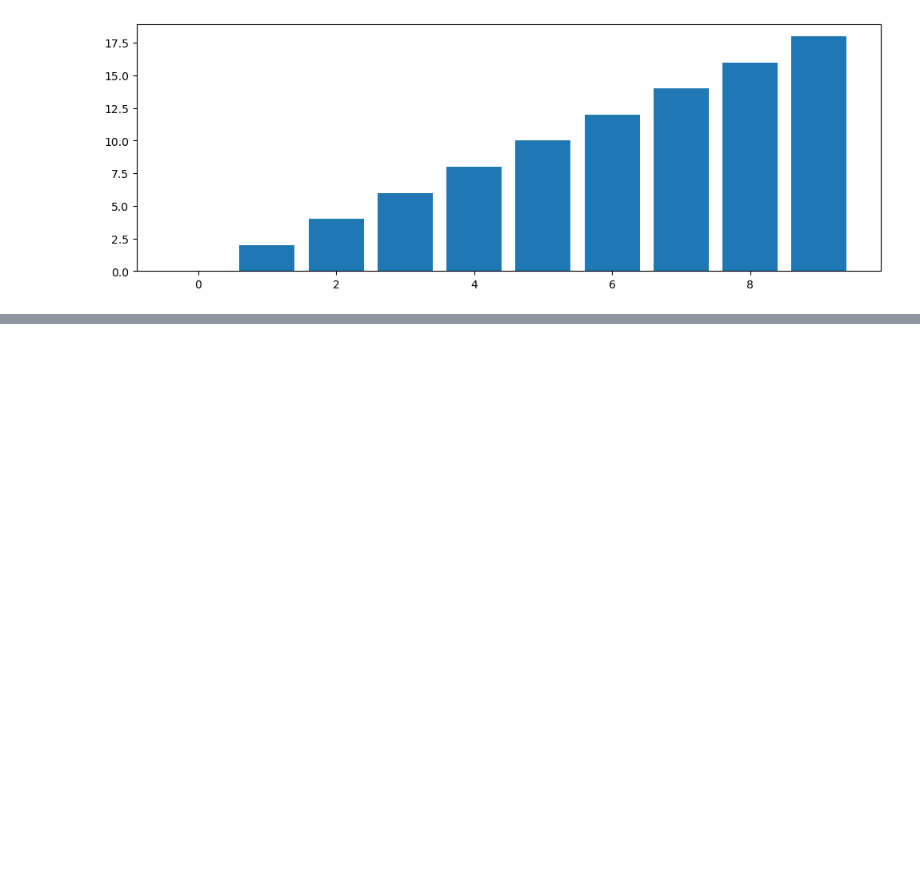
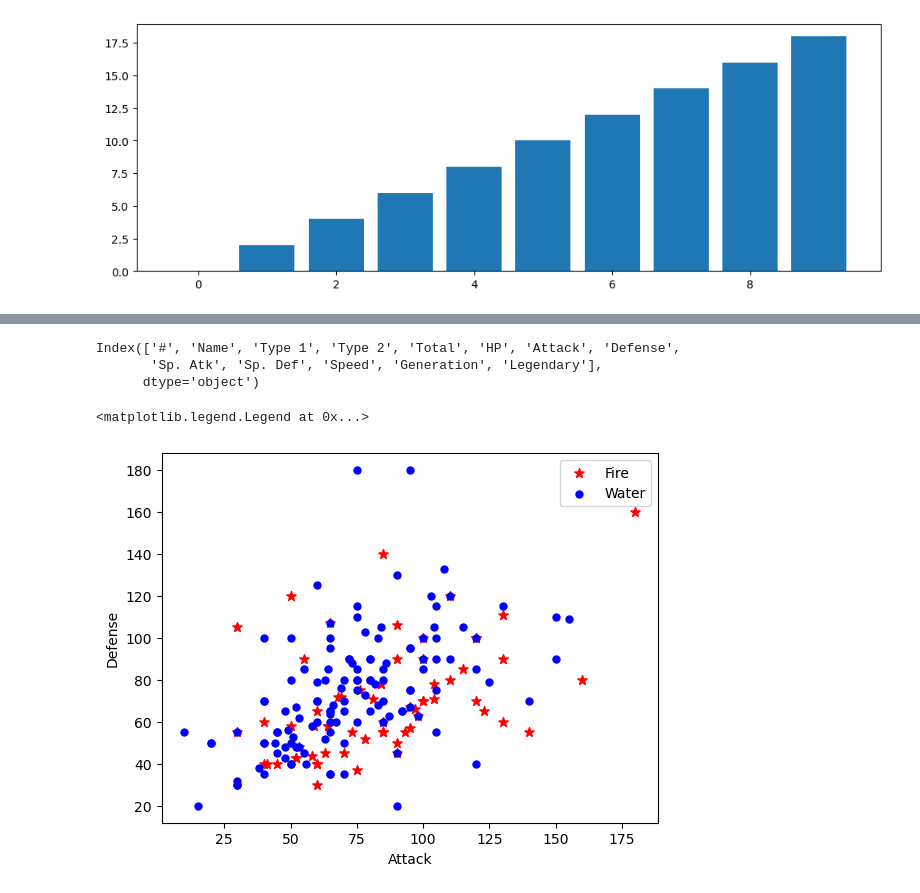
Before and after one commit to namsuhyeong/pandas, a Jupyter notebook: pandas_판다스_matplotlib_시각화.ipynb, the cells around one changed output, grey strips where cells are left out. Saved outputs shown, nothing was run; the diff lists cells and outputs as text; code cells hidden in the pictures; blank space fills up the shorter version.

```diff
--- a/pandas_판다스_matplotlib_시각화.ipynb
+++ b/pandas_판다스_matplotlib_시각화.ipynb
@@ -200,0 +225,5 @@ ax.hist(data, bins=50)
+# %%
+df = pd.read_csv(
+"./pokemon.csv")
+
+df.head()
@@ -200,0 +237,20 @@ ax.hist(data, bins=50)
+# %%
+df.columns
+# %% [output]
+Index(['#', 'Name', 'Type 1', 'Type 2', 'Total', 'HP', 'Attack', 'Defense',
+       'Sp. Atk', 'Sp. Def', 'Speed', 'Generation', 'Legendary'],
+      dtype='object')
+# %%
+condition1 = (df['Type 1']=='Fire') | (df['Type 2']=='Fire')
+condition2 = (df['Type 1']=='Water') | (df['Type 2']=='Water')
+fig, ax = plt.subplots()
+ax.scatter(fire['Attack'], fire['Defense'],
+color='Red', label='Fire', marker="*", s=50)
+ax.scatter(water['Attack'], water['Defense'],
+color='Blue', label="Water", s=25)
+ax.set_xlabel("Attack")
+ax.set_ylabel("Defense")
+ax.legend(loc="upper right")
+# %% [output]
+<matplotlib.legend.Legend at 0x...>
+[figure, added]
```
Also changed, not shown: parts of 6 cells of this notebook.
